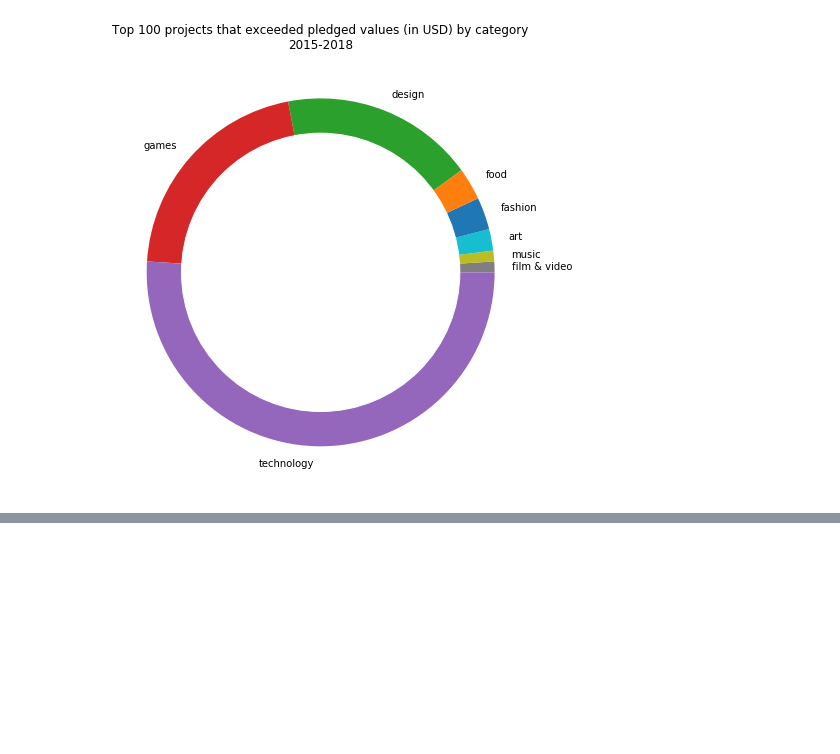
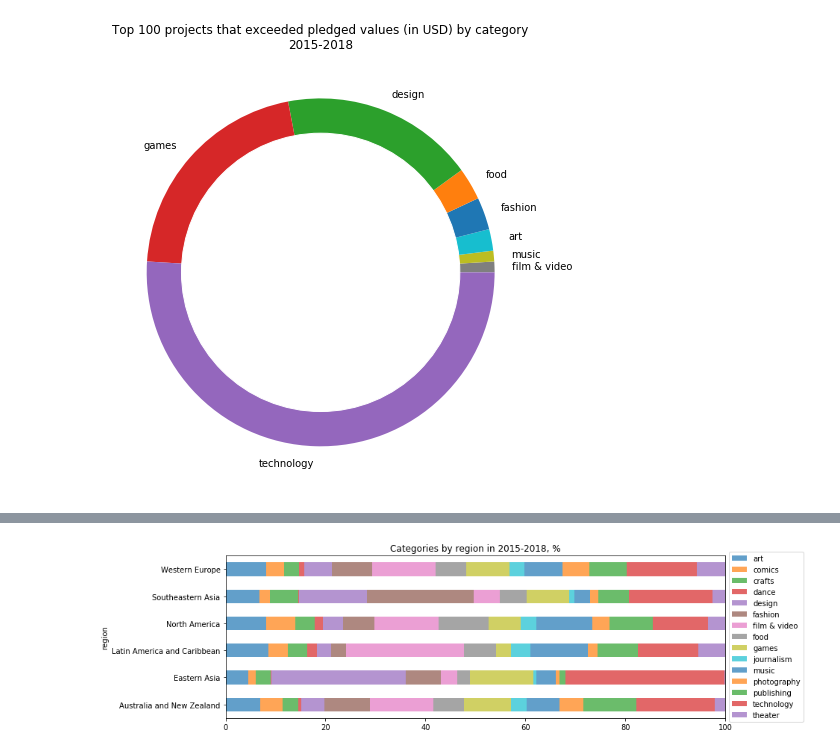
Before and after one commit to PonyCony/happy_kickstarters, a Jupyter notebook: Happy_Kickstarters.ipynb, the cells around one changed output, grey strips where cells are left out. Cells and saved outputs as stored; diff of their text form; code cells hidden in the pictures; blank space fills up the shorter version.

```diff
--- a/Happy_Kickstarters.ipynb
+++ b/Happy_Kickstarters.ipynb
@@ -388,0 +524,14 @@ plt.show()
+# %%
+c_r_map = hap.reset_index().drop_duplicates(subset=['country', 'region'])[['country', 'region']].set_index('country')
+kick = kick.join(c_r_map, on=['country'])
+kick['region'] = kick.region.astype('str')
+
+s = pd.DataFrame(kick.groupby('region').main_category.value_counts())
+s.columns = ['category_sum']
+s = s.pivot_table(index='region', columns='main_category', values='category_sum')
+s['sum'] = s.sum(axis=1)
+s = s.iloc[:, :-1].div(s['sum'], axis=0) * 100
+s.plot(kind='barh', stacked=True, title='Categories by region in 2015-2018, %', xlim=(0,100), figsize=(12,4), alpha=0.7)
+plt.legend(loc='center left', bbox_to_anchor=(1.0, 0.5));
+# %% [output]
+[figure, added]
```
Also changed, not shown: parts of 24 cells of this notebook.
